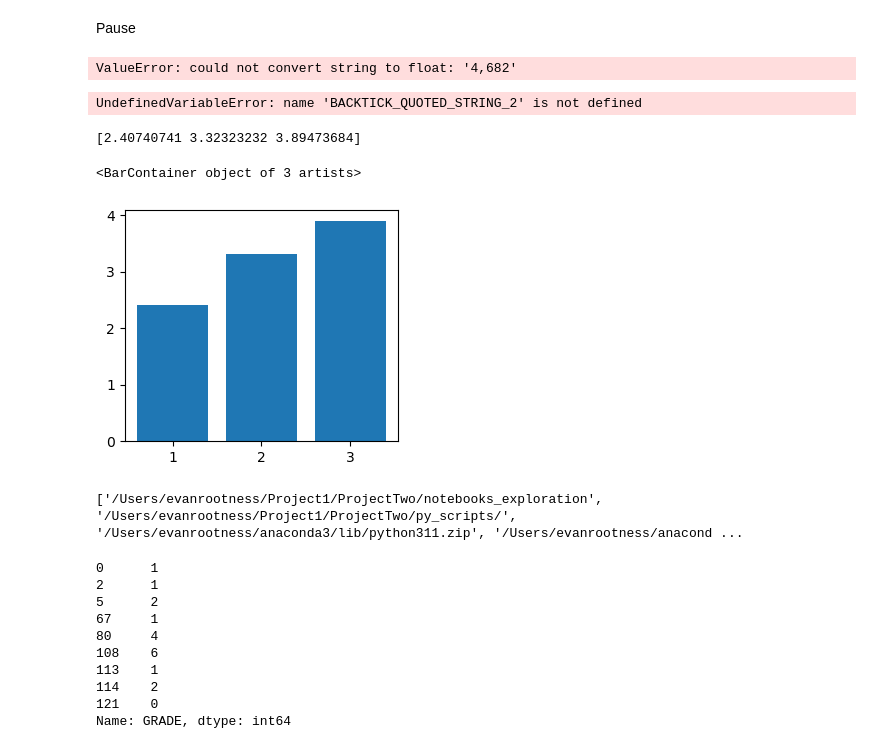
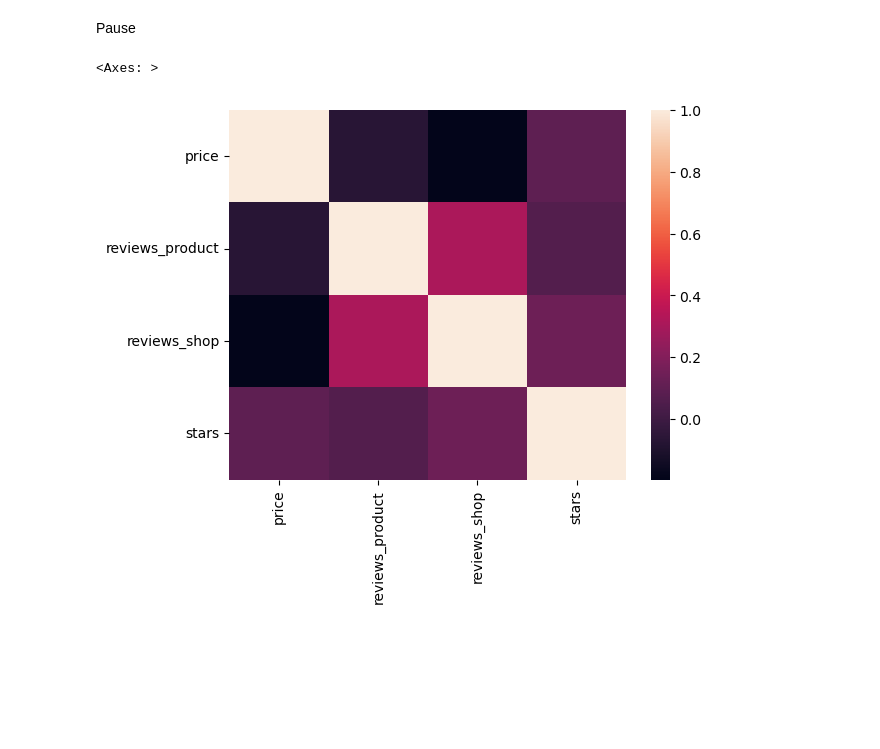
Before and after one commit to evanrootness/EtsyDSProject, a Jupyter notebook: notebooks_exploration/exploration_1.ipynb, the cells around one changed output. Drawn from its saved outputs; the diff is of its cells as text; code cells hidden in the pictures; blank space fills up the shorter version.

```diff
--- a/notebooks_exploration/exploration_1.ipynb
+++ b/notebooks_exploration/exploration_1.ipynb
@@ -125,10 +94,3 @@ print(test.group(0))
 # %% [output]
 <re.Match object; span=(8, 13), match='48.00'>
 48.00
-# %%
-for i in range(len(data_num['price'])):
-    data_num['price'][i] = re.search('[^+]*', data_num['price'][i]).group(0)
-    print(data_num['price'][i])
-    data_num['price'][i] = re.search('[^\$]*$', data_num['price'][i]).group(0)
-    print(data_num['price'][i])
-data_num['price']
@@ -164,0 +101,22 @@ Name: price, Length: 64, dtype: string
+# %%
+price = []
+reviews_product = []
+reviews_shop = []
+stars = []
+
+
+for i in range(len(data_num['price'])):
+    price.append(re.search('[^+]*', data_num['price'][i]).group(0))
+    price[i] = re.search('[^\$]*$', price[i]).group(0)
+    # if (data_num['reviews_product'][i].__contains__(','))
+    reviews_product.append(int(data_num['reviews_product'][i].replace(',', '')))
+    reviews_shop.append(int(data_num['reviews_shop'][i].replace(',', '')))
+    stars.append(re.search('[^\s]*', data_num['stars'].astype(dtype='string')[i]).group(0))
+    # if ()
+
+datnum = []
+all_rows = [price, reviews_product, reviews_shop, stars]
+for row in all_rows:
+    datnum.append(row)
+data_num_int = pd.DataFrame(data={'price': datnum[0], 'reviews_product': datnum[1],
+                                  'reviews_shop': datnum[2], 'stars': datnum[3]})
@@ -165,50 +139,7 @@ Name: price, Length: 64, dtype: string
 # %% [markdown]
 Pause
 # %%
-sns.heatmap(data_num.iloc[:, 1:].corr())
+sns.heatmap(data_num_int.corr())
 # %% [output]
-ValueError: could not convert string to float: '4,682'
+<Axes: >
+[figure, added]
-# %%
-female_avg = raw_data.query("`2` == 1").loc[:, 'GRADE'].mean()
-male_avg = raw_data.query("`2` == 2").loc[:, 'GRADE'].mean()
-plt.figure(figsize = (12, 3))
-ax = plt.subplot(131)
-plt.bar(x = np.arange(1, 3), height = [female_avg, male_avg])
-# %% [output]
-UndefinedVariableError: name 'BACKTICK_QUOTED_STRING_2' is not defined
-# %%
-def avg_grades_one_column(data, column, num_choices):
-    array = np.array([])
-    for i in np.arange(num_choices):
-        array = np.append(array, data.query(f"`{column}` == {i + 1}").loc[:, 'GRADE'].mean())
-    return array
-
-# 18 reading freq non-scientific
-avg_grades_read_nonsci = avg_grades_one_column(raw_data, 18, 3)
-print(avg_grades_read_nonsci)
-
-plt.figure(figsize = (12, 3))
-ax = plt.subplot(131)
-plt.bar(x = np.arange(1, len(avg_grades_read_nonsci) + 1), height = avg_grades_read_nonsci)
-# %% [output]
-[2.40740741 3.32323232 3.89473684]
-<BarContainer object of 3 artists>
-[figure, removed]
-# %%
-sys.path.insert(1, '/Users/evanrootness/Project1/ProjectTwo/py_scripts/')
-import explore
-# %% [output]
-['/Users/evanrootness/Project1/ProjectTwo/notebooks_exploration', '/Users/evanrootness/Project1/ProjectTwo/py_scripts/', '/Users/evanrootness/anaconda3/lib/python311.zip', '/Users/evanrootness/anacond ...
-# %%
-raw_data.query('`27` == 1').loc[:, "GRADE"]
-# %% [output]
-0      1
-2      1
-5      2
-67     1
-80     4
-108    6
-113    1
-114    2
-121    0
-Name: GRADE, dtype: int64
```
Also changed, not shown: parts of 22 cells of this notebook.
